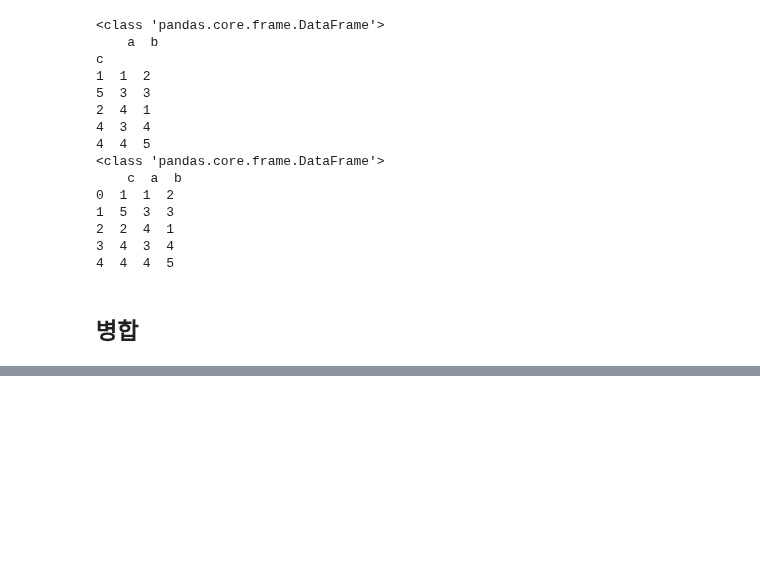
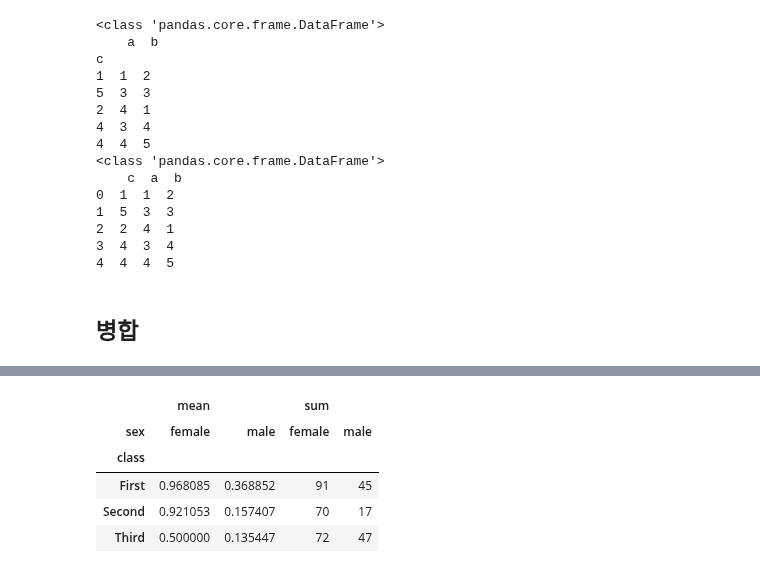
Before and after one commit to fss1208/study_python, a Jupyter notebook: 20251126_pandas_datafrmae.ipynb, the cells around one changed output, grey strips where cells are left out. Cells and saved outputs as stored; diff of their text form; code cells hidden in the pictures; blank space fills up the shorter version.

```diff
--- a/20251126_pandas_datafrmae.ipynb
+++ b/20251126_pandas_datafrmae.ipynb
@@ -1452,0 +1737,19 @@ df = pd.DataFrame(data_dict, columns=['고객번호', '이름'])
+# %%
+import seaborn as sns
+
+df = sns.load_dataset('titanic')[['age','sex','class','fare','survived']]
+# 각 선실 등급별 숙박객의 성별에따른 생존자 수와 생존율
+pdf = pd.pivot_table(df,# 피벗할 데이터 프레임
+index = 'class', # 행 인덱스로 사용
+columns = 'sex', # 컬럼으로 사용
+values='survived', # 계산데이터로 사용할 열
+aggfunc=['mean','sum'] # 데이터 집계함수
+)
+pdf
+# %% [output]
+|  | mean |  | sum |  |
+| sex | female | male | female | male |
+| class |  |  |  |  |
+| First | 0.968085 | 0.368852 | 91 | 45 |
+| Second | 0.921053 | 0.157407 | 70 | 17 |
+| Third | 0.500000 | 0.135447 | 72 | 47 |
```
Also changed, not shown: parts of 34 cells of this notebook.
